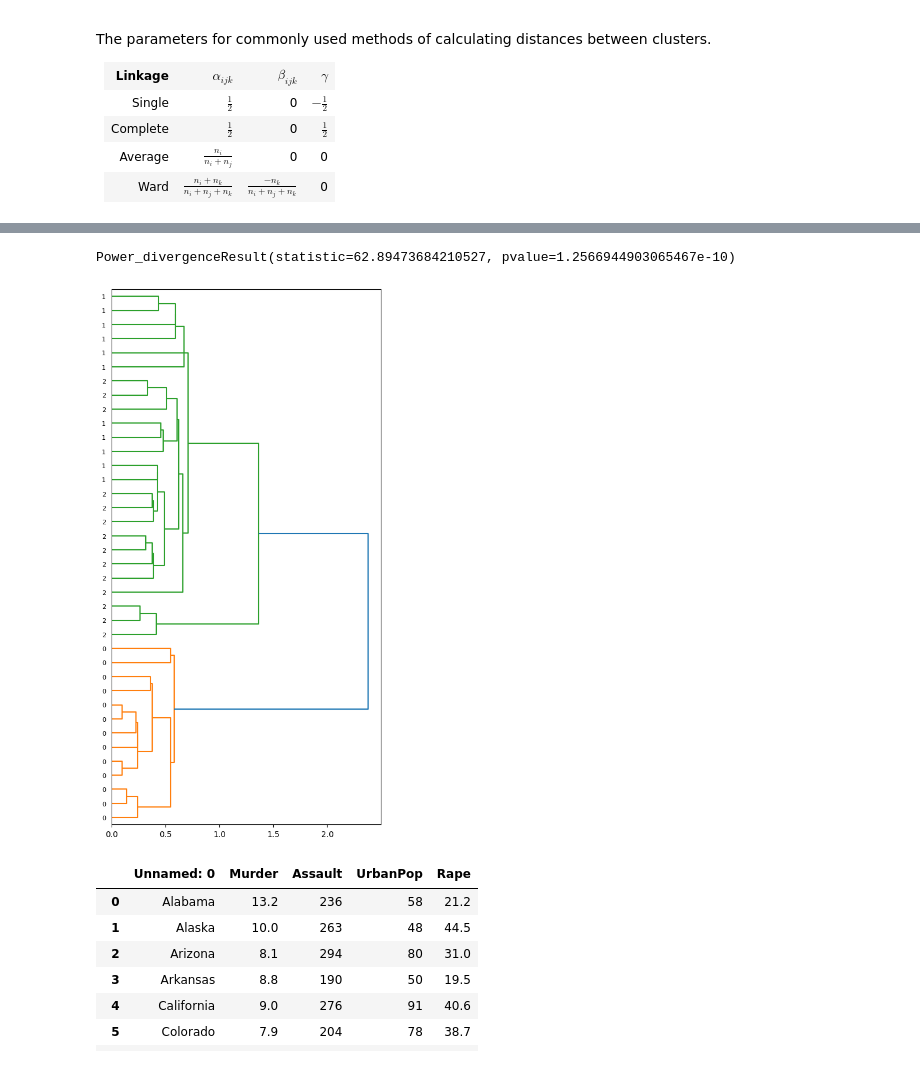
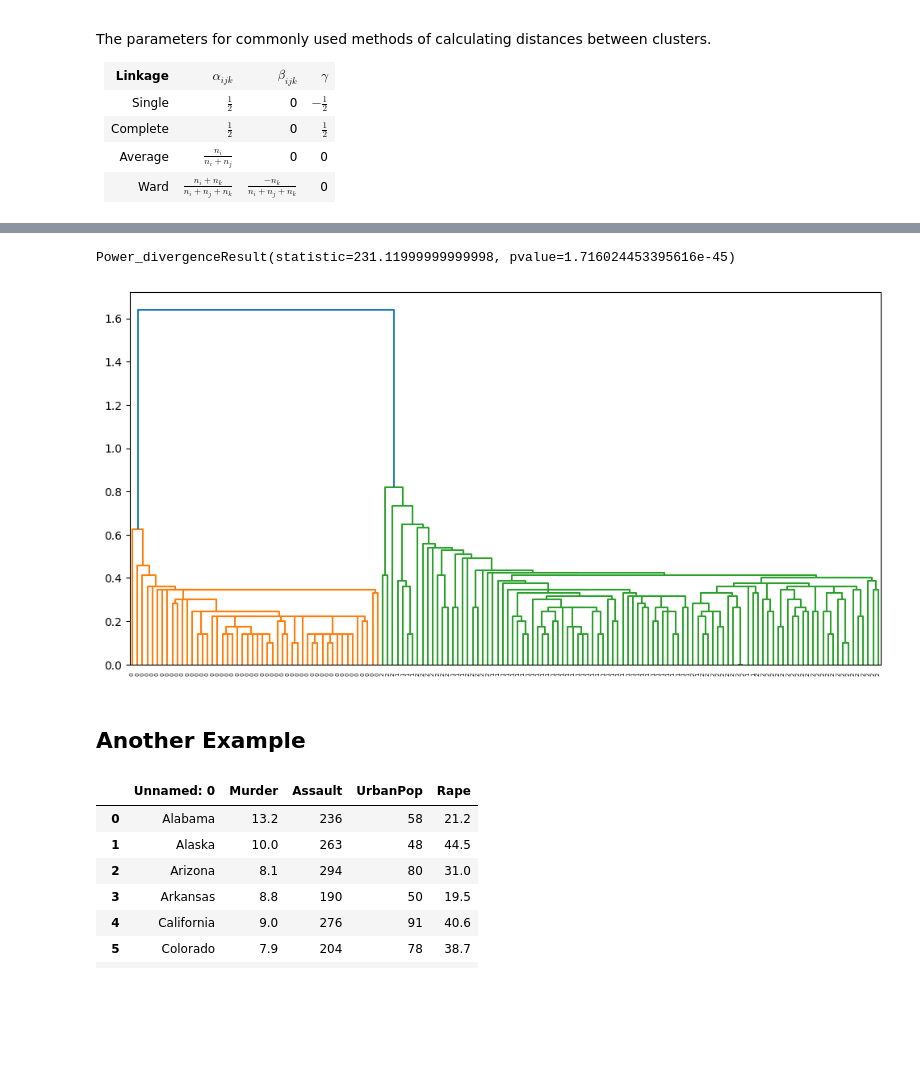
Before and after one commit to kaygun/2022-Fall-388E, a Jupyter notebook: lecture-8.ipynb, the cells around one changed output, grey strips where cells are left out. Drawn from its saved outputs; the diff is of its cells as text; code cells hidden in the pictures; blank space fills up the shorter version.

```diff
--- a/lecture-8.ipynb
+++ b/lecture-8.ipynb
@@ -437,12 +447,14 @@ confusion_matrix(y,y_pred)
 # %%
-chisquare(confusion_matrix(y_test,y_pred),axis=None)
+confusion_matrix(y,y_pred)
 # %% [output]
-Power_divergenceResult(statistic=62.89473684210527, pvalue=1.2566944903065467e-10)
+Power_divergenceResult(statistic=231.11999999999998, pvalue=1.716024453395616e-45)
 # %%
-plt.figure(figsize=(6,12))
-den = hc.dendrogram(hc.linkage(X_test, method='single'), orientation='right',labels=y_test)
+plt.figure(figsize=(12,6))
+den = hc.dendrogram(hc.linkage(X, method='single'), orientation='top',labels=y)
 # %% [output]
-[figure, old version]
+[figure, new version]
+# %% [markdown]
+## Another Example
 # %%
 arrests = pd.read_csv('./data/USArrests.csv')
 arrests
```
Also changed, not shown: parts of 20 cells of this notebook, 8 other files.
